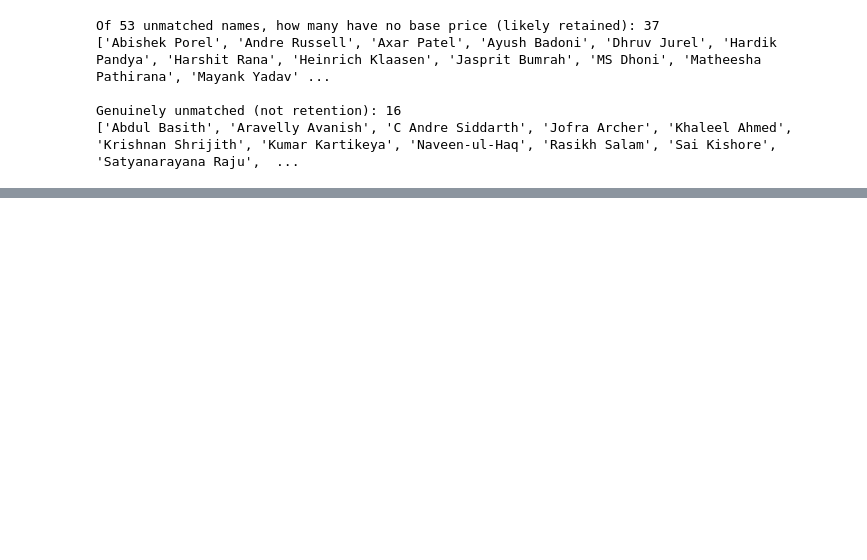
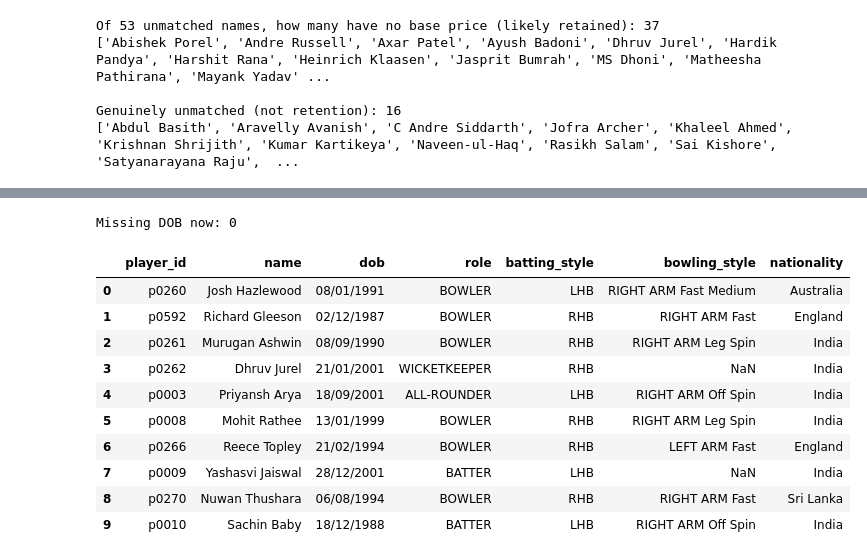
Before and after one commit to psai09599-stack/IPL-Auction-Intelligence, a Jupyter notebook: notebooks/01_data_audit.ipynb, the cells around one changed output, grey strips where cells are left out. Cells and saved outputs as stored; diff of their text form; code cells hidden in the pictures; blank space fills up the shorter version.

```diff
--- a/notebooks/01_data_audit.ipynb
+++ b/notebooks/01_data_audit.ipynb
@@ -696,0 +807,43 @@ print(len(retained_players_meta))
+# %%
+verified_dobs = {
+    "Ayush Badoni": "03/12/1999", "Dhruv Jurel": "21/01/2001",
+    "Nicholas Pooran": "02/10/1995", "Matheesha Pathirana": "18/12/2002",
+    "Tristan Stubbs": "14/08/2000", "Axar Patel": "20/01/1994",
+    "Andre Russell": "29/04/1988", "Sai Sudharsan": "15/10/2001",
+    "Ravi Bishnoi": "05/09/2000", "Rajat Patidar": "01/06/1993",
+    "Ravindra Jadeja": "06/12/1988", "Jasprit Bumrah": "06/12/1993",
+    "Varun Chakravarthy": "29/08/1991", "Pat Cummins": "08/05/1993",
+    "Shivam Dube": "26/06/1993", "Hardik Pandya": "11/10/1993",
+    "MS Dhoni": "07/07/1981", "Ruturaj Gaikwad": "31/01/1997",
+    "Abishek Porel": "17/10/2002", "Ramandeep Singh": "13/04/1997",
+    "Rinku Singh": "12/10/1997", "Travis Head": "29/12/1993",
+    "Shimron Hetmyer": "26/12/1996", "Heinrich Klaasen": "30/07/1991",
+    "Rashid Khan": "20/09/1998", "Riyan Parag": "10/11/2001",
+    "Virat Kohli": "05/11/1988", "Nitish Kumar Reddy": "26/05/2003",
+    "Mayank Yadav": "17/06/2002", "Sunil Narine": "26/05/1988",
+    "Tilak Varma": "08/11/2002", "Harshit Rana": "22/12/2001",
+    "Yash Dayal": "13/12/1997", "Shubman Gill": "08/09/1999",
+    "Yashasvi Jaiswal": "28/12/2001", "Rahul Tewatia": "24/08/1993",
+    "Sanju Samson": "11/11/1994",
+}
+
+player_meta["dob"] = player_meta.apply(
+    lambda row: verified_dobs.get(row["name"], row["dob"]), axis=1
+)
+player_meta.to_csv("../data/clean/player_meta.csv", index=False)
+
+print(f"Missing DOB now: {player_meta['dob'].isna().sum()}")
+player_meta.head(10)
+# %% [output]
+Missing DOB now: 0
+|  | player_id | name | dob | role | batting_style | bowling_style | nationality |
+| 0 | p0260 | Josh Hazlewood | 08/01/1991 | BOWLER | LHB | RIGHT ARM Fast Medium | Australia |
+| 1 | p0592 | Richard Gleeson | 02/12/1987 | BOWLER | RHB | RIGHT ARM Fast | England |
+| 2 | p0261 | Murugan Ashwin | 08/09/1990 | BOWLER | RHB | RIGHT ARM Leg Spin | India |
+| 3 | p0262 | Dhruv Jurel | 21/01/2001 | WICKETKEEPER | RHB | NaN | India |
+| 4 | p0003 | Priyansh Arya | 18/09/2001 | ALL-ROUNDER | LHB | RIGHT ARM Off Spin | India |
+| 5 | p0008 | Mohit Rathee | 13/01/1999 | BOWLER | RHB | RIGHT ARM Leg Spin | India |
+| 6 | p0266 | Reece Topley | 21/02/1994 | BOWLER | RHB | LEFT ARM Fast | England |
+| 7 | p0009 | Yashasvi Jaiswal | 28/12/2001 | BATTER | LHB | NaN | India |
+| 8 | p0270 | Nuwan Thushara | 06/08/1994 | BOWLER | RHB | RIGHT ARM Fast | Sri Lanka |
+| 9 | p0010 | Sachin Baby | 18/12/1988 | BATTER | LHB | RIGHT ARM Off Spin | India |
```
Also changed, not shown: parts of 19 cells of this notebook, 3 other files.
